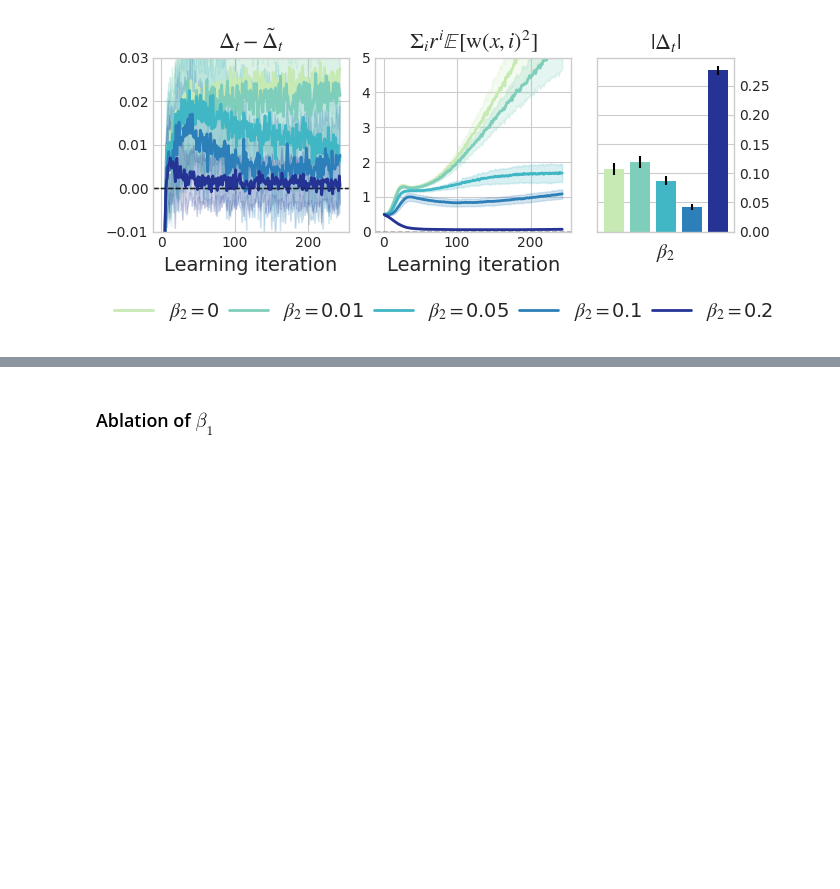
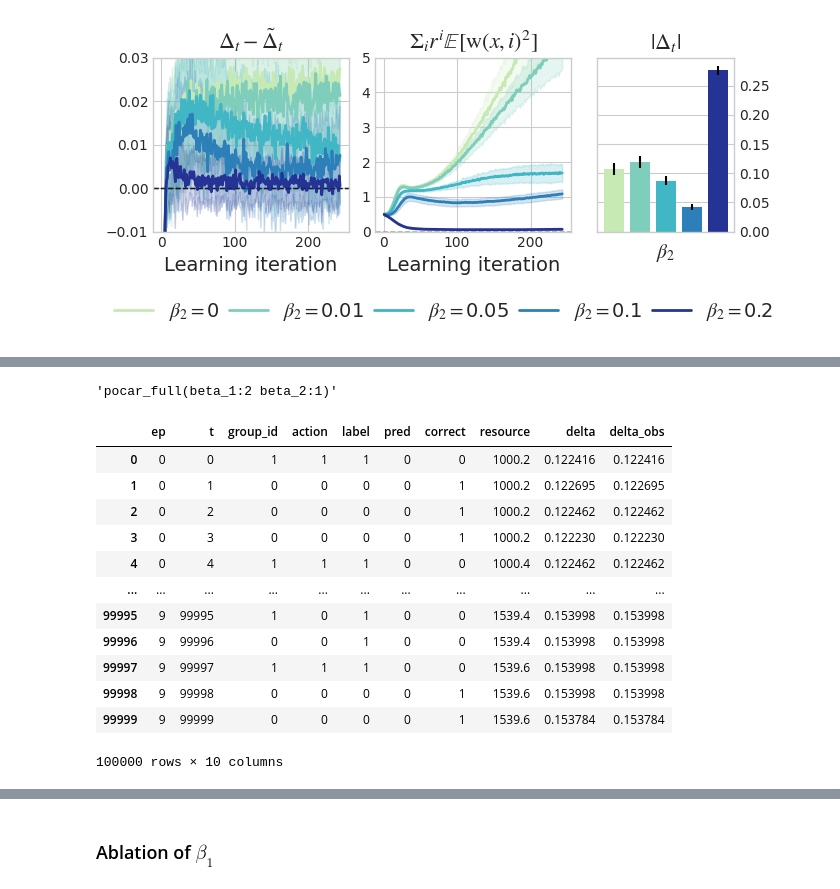
Before and after one commit to hiaac-finance/sellf, a Jupyter notebook: notebooks/figures.ipynb, the cells around one changed output, grey strips where cells are left out. Drawn from its saved outputs; the diff is of its cells as text; code cells hidden in the pictures; blank space fills up the shorter version.

```diff
--- a/lending_experiment/figures.ipynb
+++ b/notebooks/figures.ipynb
@@ -449,0 +551,22 @@ plt.savefig("figures/ablation_beta2.pdf", bbox_inches="tight")
+# %%
+def filter_files(f):
+    if "/sellf(" in f:
+        return True
+    if "/ppo(" in f:
+        return True
+    return False
+
+env_name = "fico_equal"
+mu_type = "tpr"
+train_files = glob(f"experiments/{env_name}/{mu_type}/**/models/*.csv")
+eval_files = glob(f"experiments/{env_name}/{mu_type}/**/eval/*.csv")
+train_files = list(filter(filter_files, train_files))
+eval_files = list(filter(filter_files, eval_files))
+alg_dict = dict([(f.split("/")[-3], []) for f in train_files])
+alg_dict_eval = dict([(f.split("/")[-3], []) for f in eval_files])
+for f in train_files:
+    alg_name = f.split("/")[-3]
+    alg_dict[alg_name].append(f)
+for f in eval_files:
+    alg_name = f.split("/")[-3]
+    alg_dict_eval[alg_name].append(f)
@@ -449,0 +693,18 @@ plt.savefig("figures/ablation_beta2.pdf", bbox_inches="tight")
+# %%
+alg_dfs_eval = {}
+for alg_name, file_list in alg_dict_eval.items():
+    df_list = []
+    for f in file_list:
+        df = pd.read_csv(f)
+        df["t"] = np.arange(len(df))
+        df_list.append(df)
+    df = pd.concat(df_list)
+
+    print(alg_name, len(df))
+    continue
+    df["delta"] = df["delta"].abs()
+    df = df.groupby("t").agg({"delta" : "mean"})
+    alg_dfs_eval[alg_name] = {
+        "mean" : df["delta"].mean(),
+        "std" : df["delta"].std()
+    }
@@ -449,0 +729,20 @@ plt.savefig("figures/ablation_beta2.pdf", bbox_inches="tight")
+# %%
+alg_name
+# %% [output]
+'pocar_full(beta_1:2 beta_2:1)'
+# %%
+df
+# %% [output]
+|  | ep | t | group_id | action | label | pred | correct | resource | delta | delta_obs |
+| 0 | 0 | 0 | 1 | 1 | 1 | 0 | 0 | 1000.2 | 0.122416 | 0.122416 |
+| 1 | 0 | 1 | 0 | 0 | 0 | 0 | 1 | 1000.2 | 0.122695 | 0.122695 |
+| 2 | 0 | 2 | 0 | 0 | 0 | 0 | 1 | 1000.2 | 0.122462 | 0.122462 |
+| 3 | 0 | 3 | 0 | 0 | 0 | 0 | 1 | 1000.2 | 0.122230 | 0.122230 |
+| 4 | 0 | 4 | 1 | 1 | 1 | 0 | 0 | 1000.4 | 0.122462 | 0.122462 |
+| ... | ... | ... | ... | ... | ... | ... | ... | ... | ... | ... |
+| 99995 | 9 | 99995 | 1 | 0 | 1 | 0 | 0 | 1539.4 | 0.153998 | 0.153998 |
+| 99996 | 9 | 99996 | 0 | 0 | 1 | 0 | 0 | 1539.4 | 0.153998 | 0.153998 |
+| 99997 | 9 | 99997 | 1 | 1 | 1 | 0 | 0 | 1539.6 | 0.153998 | 0.153998 |
+| 99998 | 9 | 99998 | 0 | 0 | 0 | 0 | 1 | 1539.6 | 0.153998 | 0.153998 |
+| 99999 | 9 | 99999 | 0 | 0 | 0 | 0 | 1 | 1539.6 | 0.153784 | 0.153784 |
+100000 rows × 10 columns
```
Also changed, not shown: parts of 19 cells of this notebook, 3 other files.
